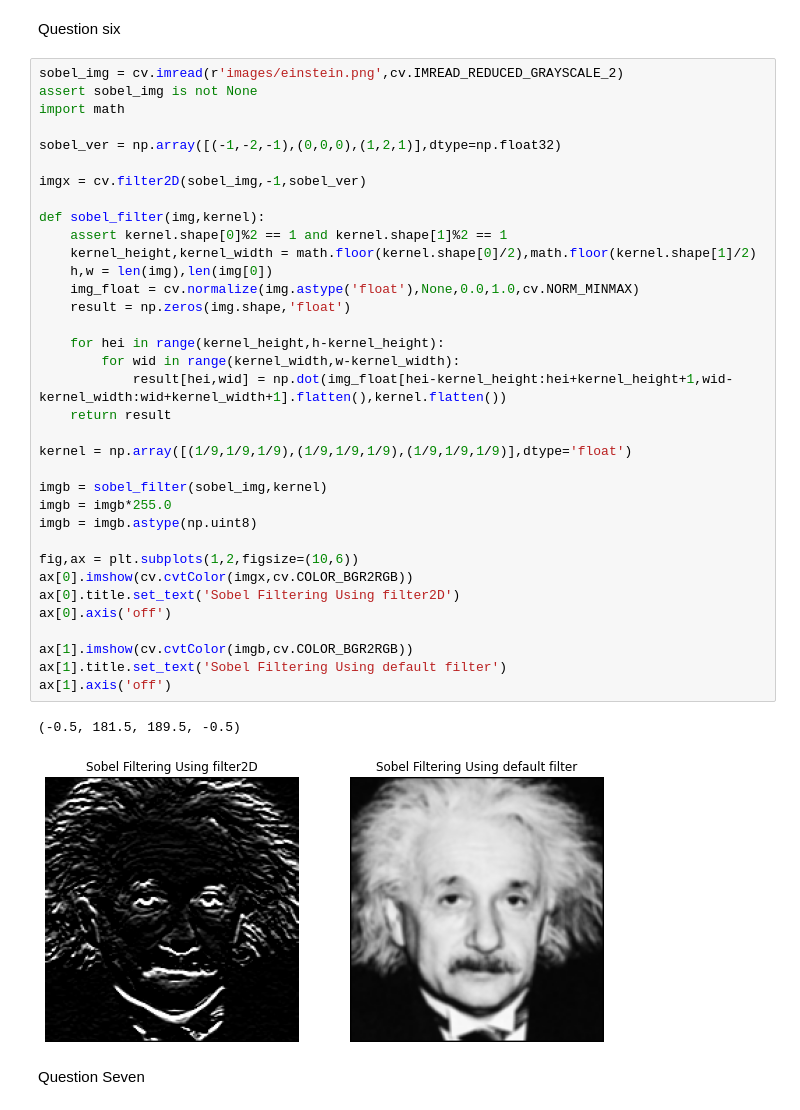
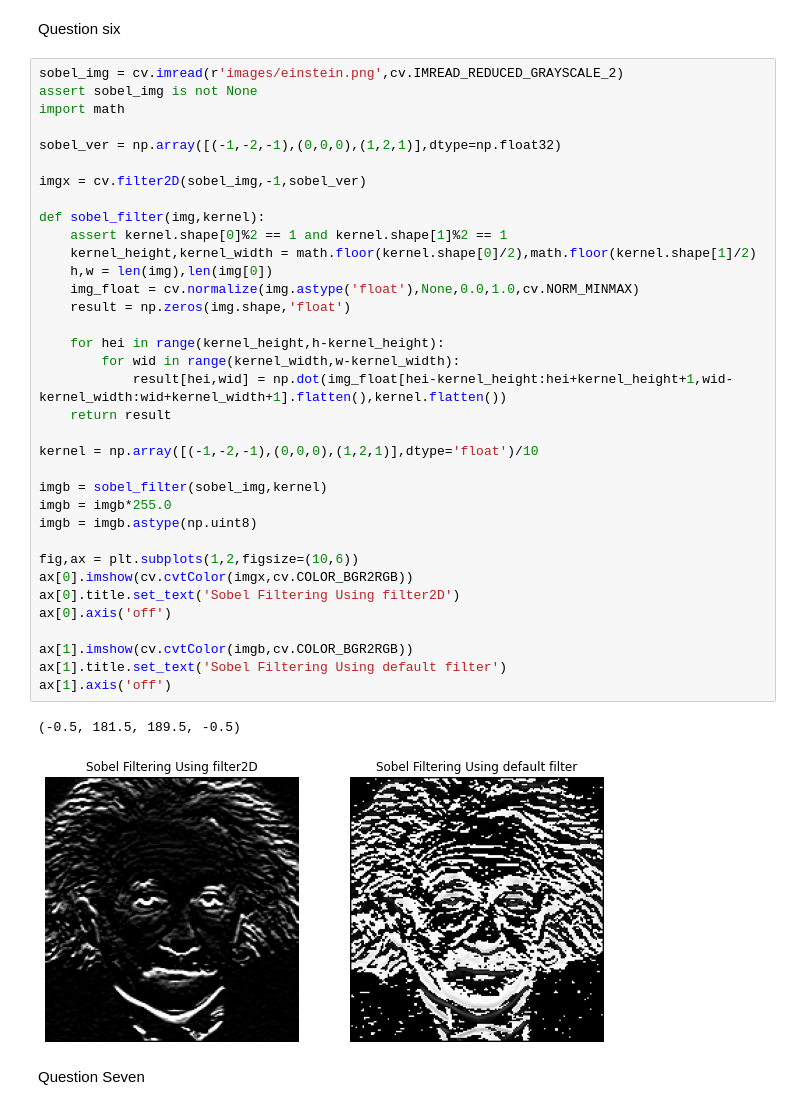
Before and after one commit to Nisitha529/EN2550_ImageProcessingAndMachineVision, a Jupyter notebook: Assignment1/Assignment1.ipynb, the cells around one changed output. Saved outputs shown, nothing was run; the diff lists cells and outputs as text.

```diff
--- a/Assignment1/Assignment1.ipynb
+++ b/Assignment1/Assignment1.ipynb
@@ -170,35 +170,35 @@ sobel_ver = np.array([(-1,-2,-1),(0,0,0),(1,2,1)],dtype=np.float32)
 
 imgx = cv.filter2D(sobel_img,-1,sobel_ver)
 
 def sobel_filter(img,kernel):
     assert kernel.shape[0]%2 == 1 and kernel.shape[1]%2 == 1
     kernel_height,kernel_width = math.floor(kernel.shape[0]/2),math.floor(kernel.shape[1]/2)
     h,w = len(img),len(img[0])
     img_float = cv.normalize(img.astype('float'),None,0.0,1.0,cv.NORM_MINMAX)
     result = np.zeros(img.shape,'float')
 
     for hei in range(kernel_height,h-kernel_height):
         for wid in range(kernel_width,w-kernel_width):
             result[hei,wid] = np.dot(img_float[hei-kernel_height:hei+kernel_height+1,wid-kernel_width:wid+kernel_width+1].flatten(),kernel.flatten())
     return result
 
-kernel = np.array([(1/9,1/9,1/9),(1/9,1/9,1/9),(1/9,1/9,1/9)],dtype='float')
+kernel = np.array([(-1,-2,-1),(0,0,0),(1,2,1)],dtype='float')/10
 
 imgb = sobel_filter(sobel_img,kernel)
 imgb = imgb*255.0
 imgb = imgb.astype(np.uint8)
 
 fig,ax = plt.subplots(1,2,figsize=(10,6))
 ax[0].imshow(cv.cvtColor(imgx,cv.COLOR_BGR2RGB))
 ax[0].title.set_text('Sobel Filtering Using filter2D')
 ax[0].axis('off')
 
 ax[1].imshow(cv.cvtColor(imgb,cv.COLOR_BGR2RGB))
 ax[1].title.set_text('Sobel Filtering Using default filter')
 ax[1].axis('off')
 # %% [output]
 (-0.5, 181.5, 189.5, -0.5)
-[figure, old version]
+[figure, new version]
 # %% [markdown]
 Question Seven
 # %%
```
Also changed, not shown: parts of 1 cell of this notebook, 2 other files.
